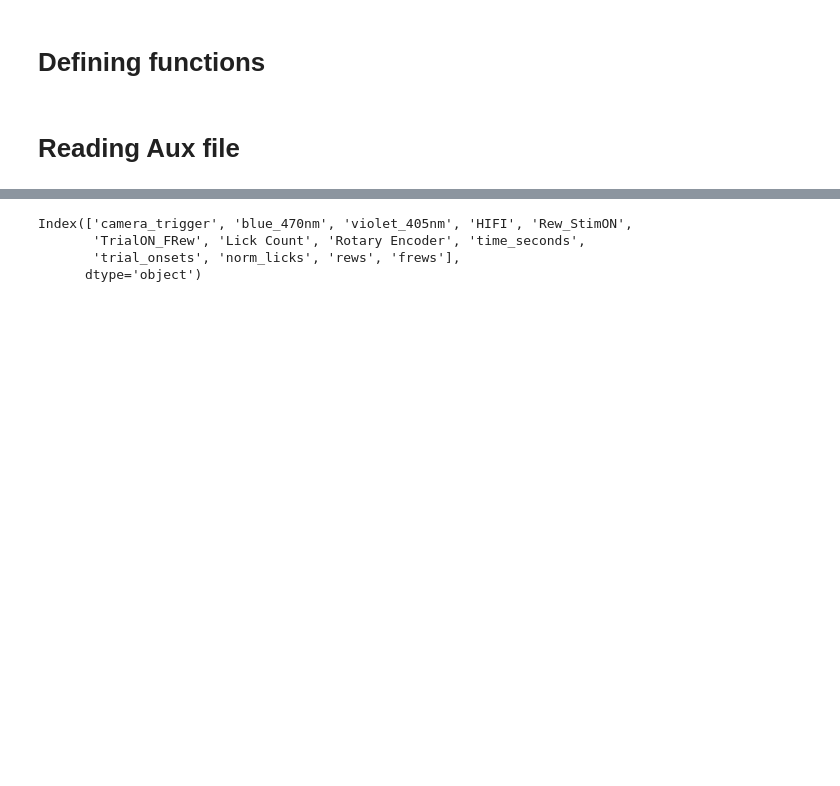
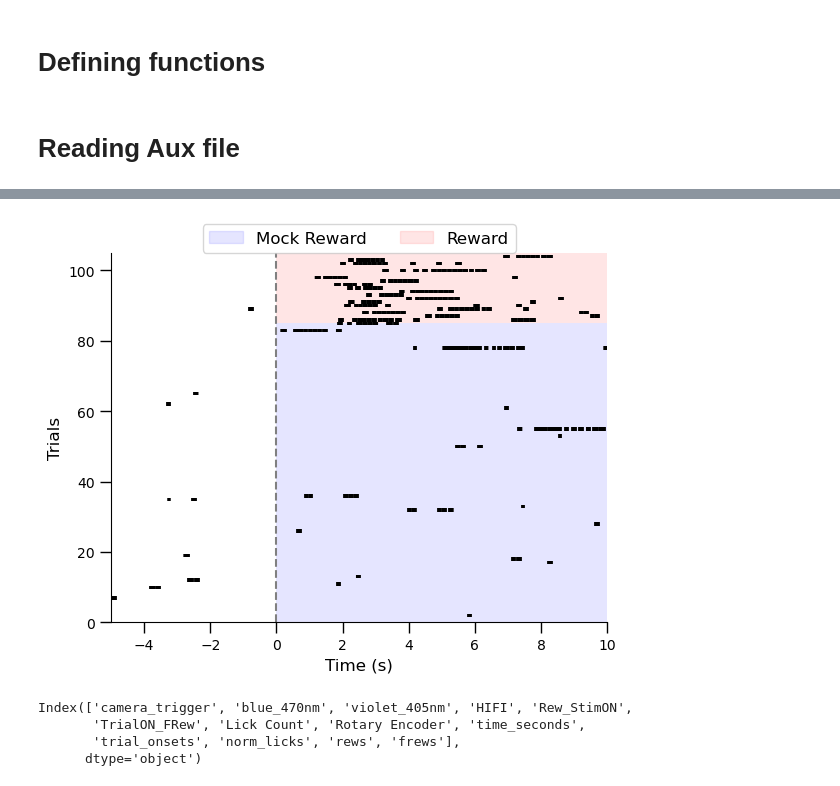
Before and after one commit to aeltonaraujoneuro/wfield, a Jupyter notebook: notebooks/66_Aelton_AUX.ipynb, the cells around one changed output, grey strips where cells are left out. Drawn from its saved outputs; the diff is of its cells as text; code cells hidden in the pictures; blank space fills up the shorter version.

```diff
--- a/notebooks/66_Aelton_AUX.ipynb
+++ b/notebooks/66_Aelton_AUX.ipynb
@@ -155,3 +273,21 @@ def find_event_sizes(signal):
+# %%
+
+try:
+    norm_TrialON_FRew = (df['TrialON_FRew'] - df['TrialON_FRew'].min()) / (df['TrialON_FRew'].max() - df['TrialON_FRew'].min())
+    norm_TrialON_FRew = norm_TrialON_FRew.round(0)
+    norm_Rew_StimON = (df['Rew_StimON'] - df['Rew_StimON'].min()) / (df['Rew_StimON'].max() - df['Rew_StimON'].min())
+    norm_Rew_StimON = norm_Rew_StimON.round(0)
+    norm_licks = (df['Lick Count'] - df['Lick Count'].min()) / (df['Lick Count'].max() - df['Lick Count'].min())
+    norm_licks = norm_licks.round(0)
+except:
+    # norm_TrialON_FRew = (df['FakeReward'] - df['FakeReward'].min()) / (df['FakeReward'].max() - df['FakeReward'].min())
+    # try:
+        norm_TrialON_FRew = df['FakeReward']
+        norm_licks = (df['Licks'] - df['Licks'].min()) / (df['Licks'].max() - df['Licks'].min())
+        norm_licks = norm_licks.round(0)
+    # except:
+        norm_Rew_StimON = (df['Reward'] - df['Reward'].min()) / (df['Reward'].max() - df['Reward'].min())
+        norm_Rew_StimON = norm_Rew_StimON.round(0)
 # %%
 event_sizes, trialON_idx, rews_idx  = find_event_sizes(norm_Rew_StimON)
 
@@ -255,3 +337,84 @@ plt.show()
+# %%
+# Constants for time adjustment
+pre_time_seconds = 5  # 5 seconds before the onset
+post_time_seconds = 10  # 10 seconds after the onset
+
+# Convert these times to index offsets
+pre_index = pre_time_seconds * sampling_rate_hz
+post_index = post_time_seconds * sampling_rate_hz
+
+# Calculate total number of points to display
+total_points = pre_index + post_index
+
+# Adjust pre_window and post_window according to the onset index and total points
+pre_window = 100000 - pre_index  # Adjusted to start 5s before the onset
+post_window = 100000 + post_index  # Adjusted to end 10s after the onset
+
+# Time conversion for x-axis (from indices to seconds, centered at onset)
+time_axis = np.linspace(-pre_time_seconds, post_time_seconds, total_points)
+
+# Adjust event plotting to reflect new time_axis
+for i, trial in enumerate(frews_trials):
+    events = np.where(trial)[0]
+    valid_events = events[(events >= pre_window) & (events < post_window)] - 100000
+    plt.eventplot(time_axis[valid_events + pre_index], lineoffsets=i, colors='black')
+
+offset = len(frews_trials)
+for i, trial in enumerate(rews_trials):
+    events = np.where(trial)[0]
+    valid_events = events[(events >= pre_window) & (events < post_window)] - 100000
+    plt.eventplot(time_axis[valid_events + pre_index], lineoffsets=i + offset, colors='black')
+
+
+num_frews_trials = len(frews_trials)
+num_rews_trials = len(rews_trials)
+total_trials = num_frews_trials + num_rews_trials
+
+# Shading for frews_trials
+for i in range(num_frews_trials):
+    ymin = i / total_trials  # Adjust ymin based on total trials count
+    ymax = (i + 1) / total_trials  # Adjust ymax similarly
+    plt.axvspan(0, 10, facecolor='blue', alpha=0.1, ymin=ymin, ymax=ymax)
+
+# Shading for rews_trials
+for i in range(num_rews_trials):
+    ymin = (i + num_frews_trials) / total_trials  # Start from the end of frews_trials
+    ymax = (i + 1 + num_frews_trials) / total_trials
+    plt.axvspan(0, 10, facecolor='red', alpha=0.1, ymin=ymin, ymax=ymax)
+
+mock_reward_patch = patches.Patch(color='blue', alpha=0.1, label='Mock Reward')
+reward_patch = patches.Patch(color='red', alpha=0.1, label='Reward')
+
+# Update formatting
+plt.xlabel('Time (s)')
+plt.ylabel('Trials')
+# plt.title('Raster Plot of Lick Events')
+plt.axvline(0, color='grey', linestyle='--')  # Indicate the stimulus onset
+plt.xlim([-5, 10])  # Set x-axis limits to -5s to 10s
+plt.ylim(0,total_trials)
+
+# Adjust tick label size
+plt.xticks(fontsize=10)  # Adjust tick font size as needed
+plt.yticks(fontsize=10)  # Adjust tick font size as needed
+
+plt.legend(handles=[mock_reward_patch, reward_patch], loc='upper center', bbox_to_anchor=(0.5, 1.1), ncol=2)
+
+# Construct the path to the folder where the plot will be saved
+folder_path = os.path.join('/datajoint-data/data/aeltona', 'Licks')
+file_path = os.path.join(folder_path, f'{scan_info}_licks')
+
+# Check if the folder exists, and create it if it does not
+if not os.path.exists(folder_path):
+    os.makedirs(folder_path)
+
+# Save and show plot (make sure 'folder_path' and 'file_path' are correctly defined)
+if not os.path.exists(folder_path):
+    os.makedirs(folder_path)
+plt.savefig(f'{file_path}.svg')
+plt.savefig(f'{file_path}.png')
+plt.show()
+# %% [output]
+[figure, added]
 # %%
 df['trial_onsets'] = trial_onsets
 df['norm_licks'] = norm_licks
```
Also changed, not shown: parts of 35 cells of this notebook.
